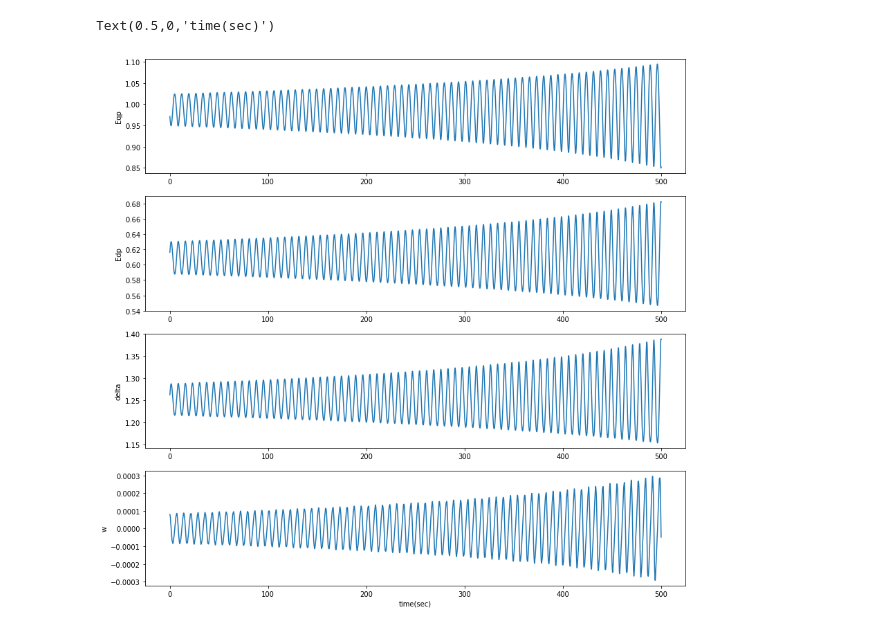
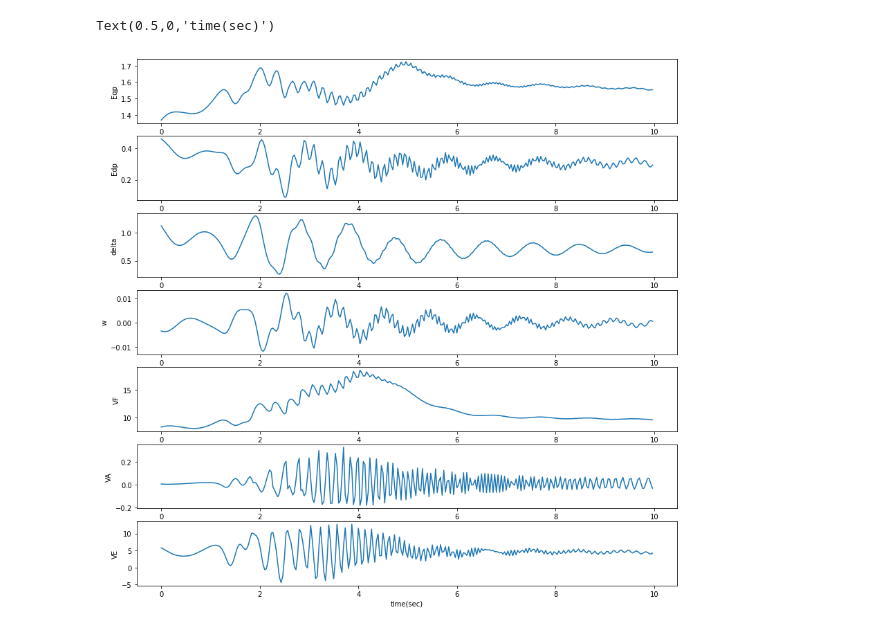
Before and after one commit to qqqzhi/DoubleHopf, a Jupyter notebook: TimeSim_case1.ipynb, the cells around one changed output. Cells and saved outputs as stored; diff of their text form; code cells hidden in the pictures.

```diff
--- a/TimeSim_case1.ipynb
+++ b/TimeSim_case1.ipynb
@@ -395,8 +306,9 @@ def f_w1(x):
     Vq1 = np.imag(f_Vdq(x)[0])
     Id1 = (Rs * (Edp1 - Vd1) + Xqp * (Eqp1 - Vq1)) / (Rs * Rs + Xdp * Xqp)
     Iq1 = (-Xdp * (Edp1 - Vd1) + Rs * (Eqp1 - Vq1)) / (Rs * Rs + Xdp * Xqp)
-    Pe = (Eqp1 * Iq1 - Xdp * Id1 * Iq1 + Edp1 * Id1 + Xqp * Id1 * Iq1)
-    return 1 / (2 * H) * (5.75- Pe - KD * w)
+    #Pe = (Eqp1 * Iq1 - Xdp * Id1 * Iq1 + Edp1 * Id1 + Xqp * Id1 * Iq1)
+    Pe = (Eqp1 * Iq1 + Edp1 * Id1)
+    return 1 / (2 * H) * (5.70- Pe - KD * w)
 
 
 def f_w2(x):
@@ -408,12 +320,17 @@ def f_w2(x):
     Vq2 = np.imag(f_Vdq(x)[1])
     Iq2 = (-Xdp * (Edp2 - Vd2) + Rs * (Eqp2 - Vq2)) / (Rs * Rs + Xdp * Xqp)
     Id2 = (Rs * (Edp2 - Vd2) + Xqp * (Eqp2 - Vq2)) / (Rs * Rs + Xdp * Xqp)
-    Pe = (Eqp2 * Iq2 - Xdp * Id2 * Iq2 + Edp2 * Id2 + Xqp * Id2 * Iq2)
-    return 1 / (2 * H) * ( 5.47 - Pe - KD * w)
+    #Pe = (Eqp2 * Iq2 - Xdp * Id2 * Iq2 + Edp2 * Id2 + Xqp * Id2 * Iq2)
+    Pe = (Eqp2 * Iq2 + Edp2 * Id2)
+    return 1 / (2 * H) * ( 5.60 - Pe - KD * w)
 
-
-# print(f_w1(x))
-# print(f_w2(x))
+def sys_fun(x):
+    fun = [f_Eqp1, f_Edp1, f_delta1, f_w1, f_VF1, f_VA1, f_VE1, f_Eqp2, f_Edp2, f_delta2, f_w2, f_VF2, f_VA2, f_VE2]
+    #     J = np.array([nd.Jacobian(f)(x).ravel() for f in fun])
+    #     J = J[:,:14]
+    #     lam, v = np.linalg.eig(J)
+    #     res = np.append(np.array([f(x).ravel() for f in fun]).ravel(), [lam[4].real,lam[5].real,lam[8].real,lam[9].real])
+    return np.array([f(x).ravel() for f in fun]).ravel()
 # %%
 who
 # %% [output]
@@ -469,6 +384,6 @@ from scipy.integrate import solve_ivp
 def func_ty(t, x):
     return sys_fun(x)
 
-tend = 1500
+tend = 600
 x0 = x
 sol = solve_ivp(func_ty, [0,tend], x0, method='RK45', t_eval=np.arange(0,tend,1/240))
@@ -475,7 +392,7 @@ sol = solve_ivp(func_ty, [0,tend], x0, method='RK45', t_eval=np.arange(0,tend,1/
 # %%
-tend = 500
+tend = 10
 x0 = sol.y[:,-1]
-sol = solve_ivp(func_ty, [0,tend], x0, method='RK45', t_eval=np.arange(0,tend,1/240))
+sol = solve_ivp(func_ty, [0,tend], x0, method='BDF', t_eval=np.arange(0,tend,1/240))
 # %%
 sol.y.shape
 # %% [output]
@@ -483,19 +400,25 @@ sol.y.shape
 # %%
 data = pd.DataFrame(sol.y.T)
 # %%
-fig, ax = plt.subplots(nrows=4,ncols=1,figsize=(14,14))
-start = 0 * 240
-end = -1#1200 * 240
+fig, ax = plt.subplots(nrows=7,ncols=1,figsize=(14,14))
+start = 0
+end = -1
 ax[0].plot(sol.t[start:end:8], data.iloc[start:end:8,0])
 ax[1].plot(sol.t[start:end:8], data.iloc[start:end:8,1])
 ax[2].plot(sol.t[start:end:8], data.iloc[start:end:8,2])
 ax[3].plot(sol.t[start:end:8], data.iloc[start:end:8,3])
+ax[4].plot(sol.t[start:end:8], data.iloc[start:end:8,4])
+ax[5].plot(sol.t[start:end:8], data.iloc[start:end:8,5])
+ax[6].plot(sol.t[start:end:8], data.iloc[start:end:8,6])
 ax[0].set_ylabel('Eqp')
 ax[1].set_ylabel('Edp')
 ax[2].set_ylabel('delta')
 ax[3].set_ylabel('w')
-ax[3].set_xlabel('time(sec)')
+ax[4].set_ylabel('VF')
+ax[5].set_ylabel('VA')
+ax[6].set_ylabel('VE')
+ax[6].set_xlabel('time(sec)')
 # %% [output]
 Text(0.5,0,'time(sec)')
-[figure, old version]
+[figure, new version]
 # %%
```
Also changed, not shown: parts of 9 cells of this notebook, 6 other files.
